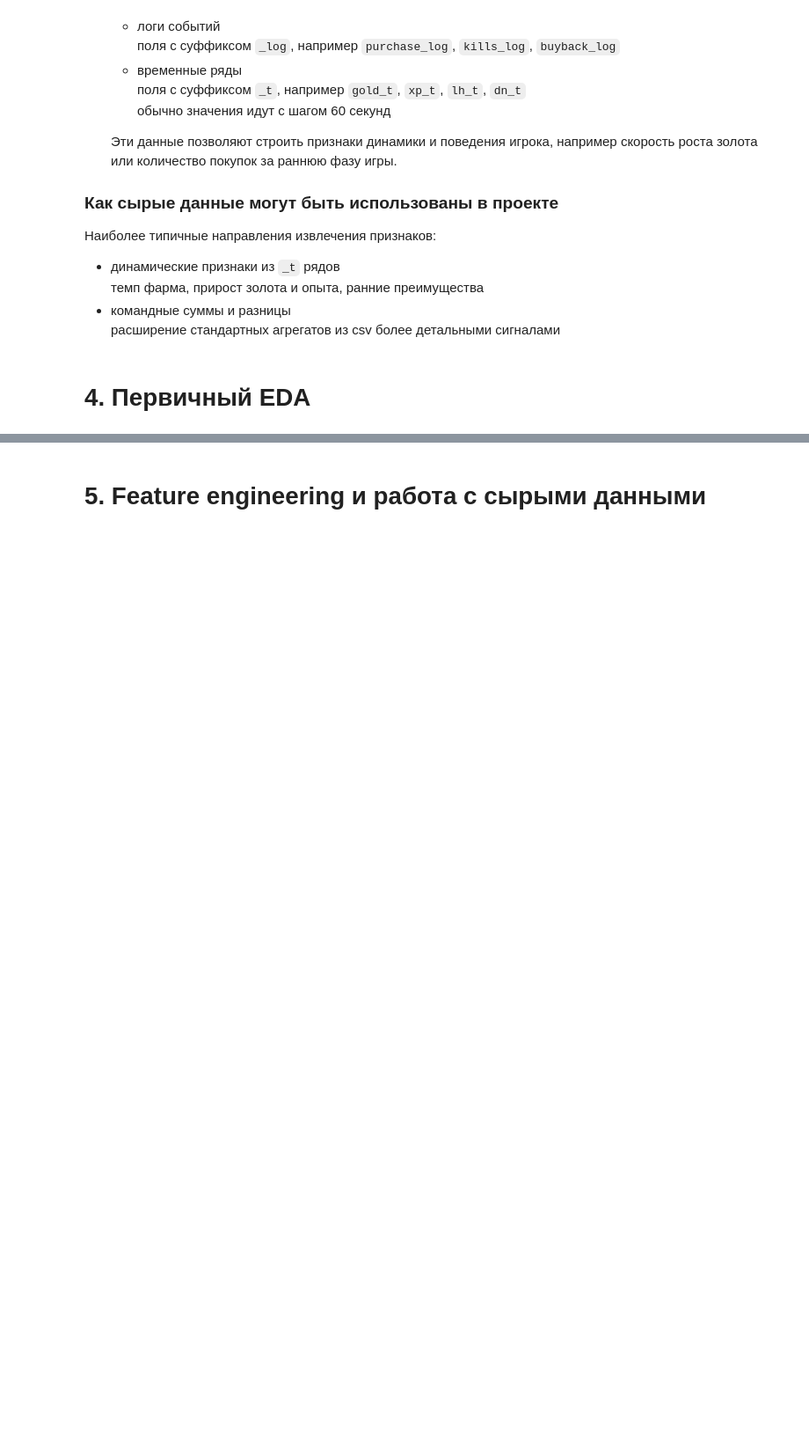
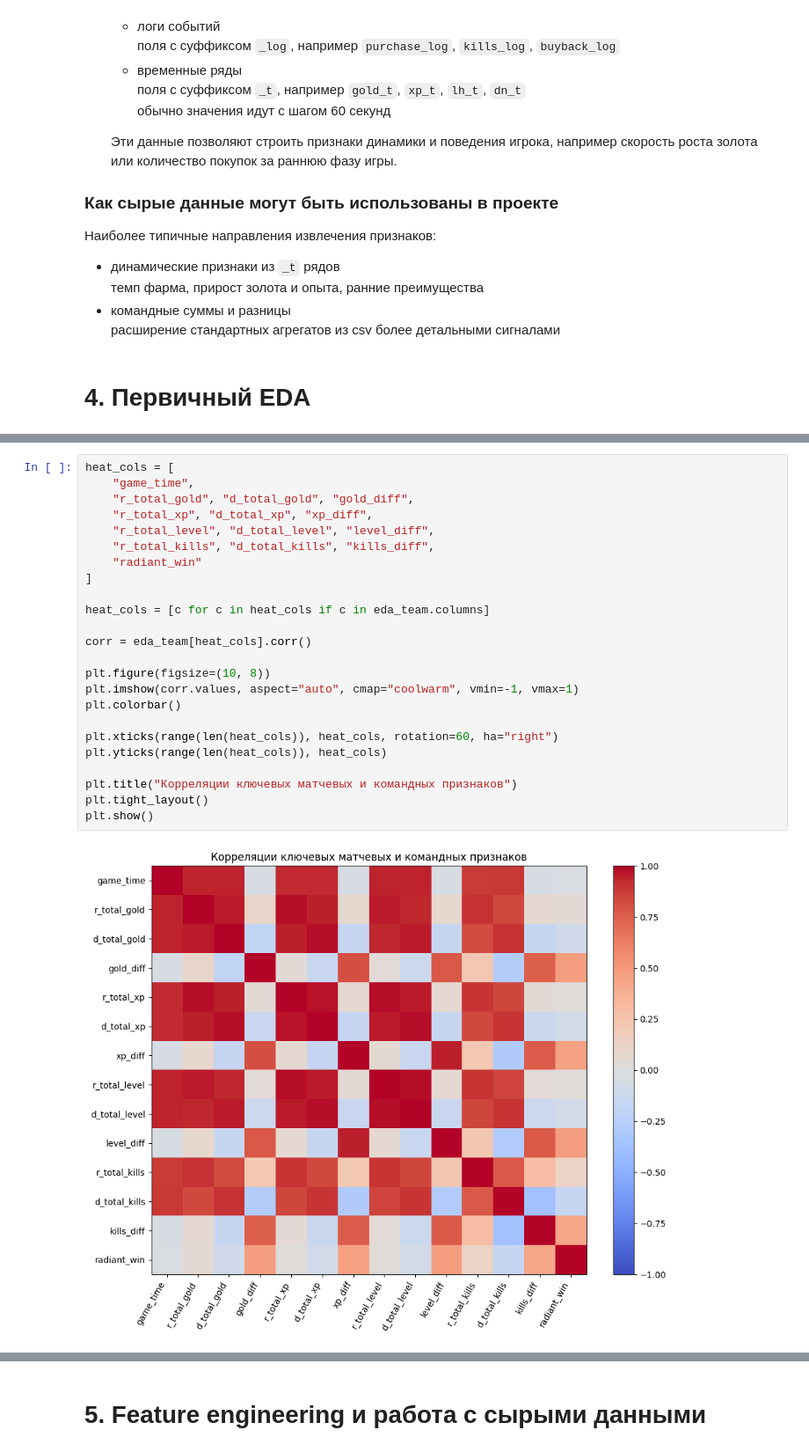
Before and after one commit to matevosovp/Dota-2-winner-prediction, a Jupyter notebook: Dota2winnerPrediction.ipynb, the cells around one changed output, grey strips where cells are left out. Shown: that part at 88% size. Cells and saved outputs as stored; diff of their text form; blank space fills up the shorter version.

```diff
--- a/Dota2winnerPrediction.ipynb
+++ b/Dota2winnerPrediction.ipynb
@@ -294,0 +429,26 @@ plt.show()
+# %%
+heat_cols = [
+    "game_time",
+    "r_total_gold", "d_total_gold", "gold_diff",
+    "r_total_xp", "d_total_xp", "xp_diff",
+    "r_total_level", "d_total_level", "level_diff",
+    "r_total_kills", "d_total_kills", "kills_diff",
+    "radiant_win"
+]
+
+heat_cols = [c for c in heat_cols if c in eda_team.columns]
+
+corr = eda_team[heat_cols].corr()
+
+plt.figure(figsize=(10, 8))
+plt.imshow(corr.values, aspect="auto", cmap="coolwarm", vmin=-1, vmax=1)
+plt.colorbar()
+
+plt.xticks(range(len(heat_cols)), heat_cols, rotation=60, ha="right")
+plt.yticks(range(len(heat_cols)), heat_cols)
+
+plt.title("Корреляции ключевых матчевых и командных признаков")
+plt.tight_layout()
+plt.show()
+# %% [output]
+[figure, added]
```
Also changed, not shown: parts of 43 cells of this notebook.
